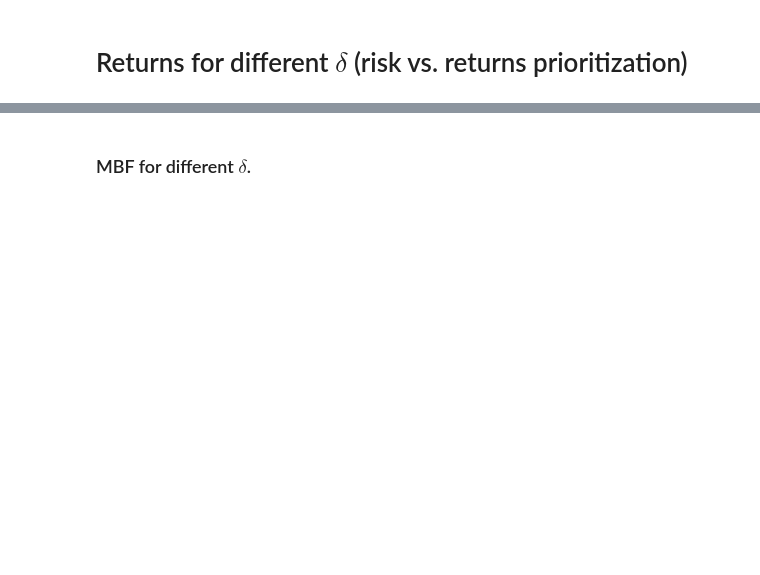
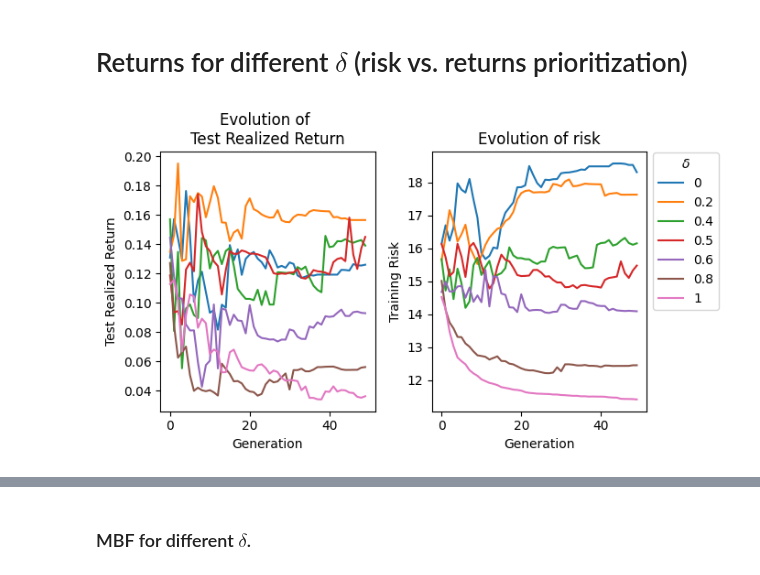
Before and after one commit to PanDomene/Evolutionary-Algorithm-for-Portfolio-Optimization, a Jupyter notebook: results/results.ipynb, the cells around one changed output, grey strips where cells are left out. Saved outputs shown, nothing was run; the diff lists cells and outputs as text; code cells hidden in the pictures; blank space fills up the shorter version.

```diff
--- a/results/results.ipynb
+++ b/results/results.ipynb
@@ -78,19 +130,13 @@ For this purpose we will start with exploring the effect of allowing for a large
 # %%
 # Define the range of max_w values to test
 w_start = 1/(0.5 * test_data.shape[1])
-ws = np.linspace(w_start, 0.2, 100)
-
-# Compute test set daily returns
-test_returns = test_data.pct_change().dropna()
-
-# Compute training-set covariance matrix (for risk estimation)
-cov_matrix = train_data.pct_change().dropna().cov()
+ws = np.linspace(w_start, 0.2, 200)
 
 returns = []
 risks = []
 
 # Loop over each max_w value
-for w in tqdm(ws, desc="Sweeping max_w"):
+for w in ws:
     # Initialize and run the EA on training data
     ea = eva.EA(train_data, max_w=w)
     ea.run(25)
@@ -127,27 +177,27 @@ plt.savefig("max_w__effect.jpg")
 # %% [markdown]
 # Returns for different $\delta$ (risk vs. returns prioritization)
-# %%
-ks = [0, 0.2, 0.4, 0.5, 0.6, 0.8, 1]
-for k in tqdm(ks, desc=r"Testing different $\delta$s"):
-    ea = eva.EA(train_data, delta=k, max_w=0.05, max_risk=benchmark_risk)
-    ea.run(25)
-    ea.plot_max_fitness(label=f'{k}')
-plt.legend(bbox_to_anchor=(1, 1.02), title=r'$\delta$')
-
-plt.title('Max fitness evolution')
-plt.xlabel('Generation')
-plt.tight_layout()
-#plt.savefig('fitness_evolution_vs_k.jpg')
 # %%
 fig, ax = plt.subplots(1, 2, figsize=(7, 4))
 deltas = [0, 0.2, 0.4, 0.5, 0.6, 0.8, 1]
-for delta in tqdm(deltas):
-    ea = eva.EA(train_data, delta=delta, max_w=0.05)
+for delta in deltas:
+    ea = eva.EA(train_data, delta=delta, max_w=0.08, max_risk=benchmark_risk)
     returns = []
     risks = []
     for i in range(50):
         ea.run(1)
         returns.append(ea.test_returns(test_data, ea.best_chrom)[0])
         risks.append(100 * ea.volatility(ea.best_chrom))
     ax[0].plot(returns)
     ax[1].plot(risks, label=delta)
+
+plt.legend(bbox_to_anchor=(1, 1.02), title=r'$\delta$')
+ax[0].set_ylabel('Test Realized Return')
+ax[1].set_ylabel('Training Risk')
+ax[0].set_xlabel('Generation')
+ax[1].set_xlabel('Generation')
+ax[0].set_title('Evolution of \nTest Realized Return')
+ax[1].set_title('Evolution of risk')
+plt.tight_layout()
+plt.savefig('delta_effect_evolution.jpg')
+# %% [output]
+[figure, added]
```
Also changed, not shown: parts of 31 cells of this notebook, 7 other files.
